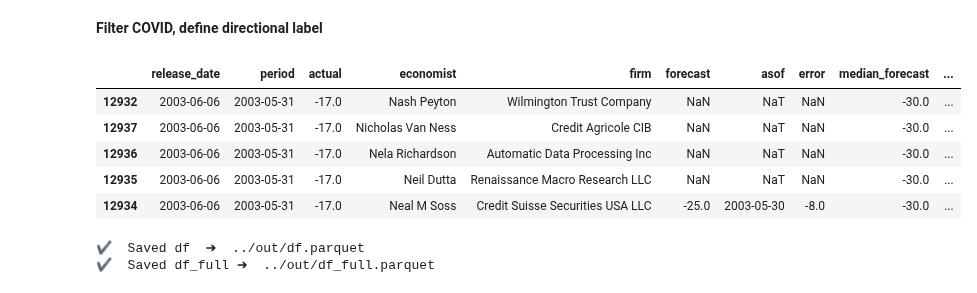
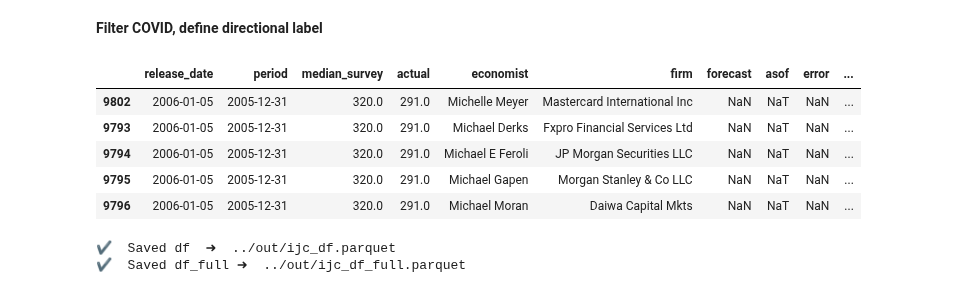
Before and after one commit to nicwjh/nfp-forecasting, a Jupyter notebook: notebooks/ijc_data.ipynb, the cells around one changed output. Drawn from its saved outputs; the diff is of its cells as text; code cells hidden in the pictures.

Commit message:
Preprocess IJC data

```diff
--- a/notebooks/ijc_data.ipynb
+++ b/notebooks/ijc_data.ipynb
@@ -103,7 +114,7 @@ def parse_one_release(raw_path: str,
                       release_date: str,
                       period_start: str) -> pd.DataFrame:
     """
-    Convert a Bloomberg NFP release.xls file to the long format
+    Convert a Bloomberg IJC release.xls file to the long format
     used in df_full (one row = one economist forecast).
     """
     raw = pd.read_html(raw_path)[0]
@@ -156,16 +167,16 @@ def parse_one_release(raw_path: str,
 
     return tidy
 # %%
-june_long = parse_one_release(JUNE_PATH,
-                              release_date="2025-06-06",
-                              period_start="2025-05-01")
+july_rel1_long = parse_one_release(JULY_REL1_PATH,
+                              release_date="2025-07-03",
+                              period_start="2025-06-28")
 
-july_long = parse_one_release(JULY_PATH,
-                              release_date="2025-07-03",
+july_rel2_long = parse_one_release(JULY_REL2_PATH,
+                              release_date="2025-07-10",
                               period_start="2025-06-01")
 # %%
 # Stack panels
-nfp_long = pd.concat([hist_long, june_long, july_long],
+nfp_long = pd.concat([hist_long, july_rel1_long, july_rel2_long],
                      ignore_index=True, sort=False)
 
 
@@ -211,13 +219,3 @@ assert (df_full.groupby("release_date")["actual"].nunique() <= 1).all(), \
-# %%
-# get median
-
-median_by_release = (
-    df_full.groupby("release_date")["forecast"]
-    .median()
-    .rename("median_forecast")
-)
-
-df_full = df_full.merge(median_by_release, on="release_date", how="left")
 # %%
 df_full.head()
 # %% [output]
@@ -254,29 +252,29 @@ NFP releases:  306
 **Filter COVID, define directional label**
 # %%
 # Surprise = actual minus consensus (median forecast) for directional forecasting
-df_full["surprise"] = df_full["actual"] - df_full["median_forecast"]
+df_full["surprise"] = df_full["actual"] - df_full["median_survey"]
 
 # Sort dates
 df_full["release_date"] = pd.to_datetime(df_full["release_date"])
 df_full = df_full.sort_values("release_date")
 
-# Begin in April 2003 (first month fully under NAICS + birth-death)
-df_full = df_full[df_full["release_date"] >= "2003-06-01"]
+# Begin in January 2014 (First week after EUC-08)
+df_full = df_full[df_full["release_date"] >= "2006-01-01"]
 
 # Filter out COVID dates (avoid pandemic volatility in df)
 df = df_full[~df_full["release_date"].between("2020-01-01", "2022-12-31")]
 df.head()
 # %% [output]
-|  | release_date | period | actual | economist | firm | forecast | asof | error | median_forecast | ... |
-| 12932 | 2003-06-06 | 2003-05-31 | -17.0 | Nash Peyton | Wilmington Trust Company | NaN | NaT | NaN | -30.0 | ... |
-| 12937 | 2003-06-06 | 2003-05-31 | -17.0 | Nicholas Van Ness | Credit Agricole CIB | NaN | NaT | NaN | -30.0 | ... |
-| 12936 | 2003-06-06 | 2003-05-31 | -17.0 | Nela Richardson | Automatic Data Processing Inc | NaN | NaT | NaN | -30.0 | ... |
-| 12935 | 2003-06-06 | 2003-05-31 | -17.0 | Neil Dutta | Renaissance Macro Research LLC | NaN | NaT | NaN | -30.0 | ... |
-| 12934 | 2003-06-06 | 2003-05-31 | -17.0 | Neal M Soss | Credit Suisse Securities USA LLC | -25.0 | 2003-05-30 | -8.0 | -30.0 | ... |
+|  | release_date | period | median_survey | actual | economist | firm | forecast | asof | error | ... |
+| 9802 | 2006-01-05 | 2005-12-31 | 320.0 | 291.0 | Michelle Meyer | Mastercard International Inc | NaN | NaT | NaN | ... |
+| 9793 | 2006-01-05 | 2005-12-31 | 320.0 | 291.0 | Michael Derks | Fxpro Financial Services Ltd | NaN | NaT | NaN | ... |
+| 9794 | 2006-01-05 | 2005-12-31 | 320.0 | 291.0 | Michael E Feroli | JP Morgan Securities LLC | NaN | NaT | NaN | ... |
+| 9795 | 2006-01-05 | 2005-12-31 | 320.0 | 291.0 | Michael Gapen | Morgan Stanley & Co LLC | NaN | NaT | NaN | ... |
+| 9796 | 2006-01-05 | 2005-12-31 | 320.0 | 291.0 | Michael Moran | Daiwa Capital Mkts | NaN | NaT | NaN | ... |
 # %%
 OUT_DIR = "../out"
-DF_FILE       = "df.parquet"
-DF_FULL_FILE  = "df_full.parquet"
+DF_FILE       = "ijc_df.parquet"
+DF_FULL_FILE  = "ijc_df_full.parquet"
 
 # ensure directory exists
 os.makedirs(OUT_DIR, exist_ok=True)
@@ -288,5 +286,5 @@ df_full.to_parquet(os.path.join(OUT_DIR, DF_FULL_FILE), engine="pyarrow", index=
 print(f"✔️  Saved df  ➜  {OUT_DIR}/{DF_FILE}")
 print(f"✔️  Saved df_full ➜  {OUT_DIR}/{DF_FULL_FILE}")
 # %% [output]
-✔️  Saved df  ➜  ../out/df.parquet
-✔️  Saved df_full ➜  ../out/df_full.parquet
+✔️  Saved df  ➜  ../out/ijc_df.parquet
+✔️  Saved df_full ➜  ../out/ijc_df_full.parquet
```
Also changed, not shown: parts of 14 cells of this notebook, 9 other files.
